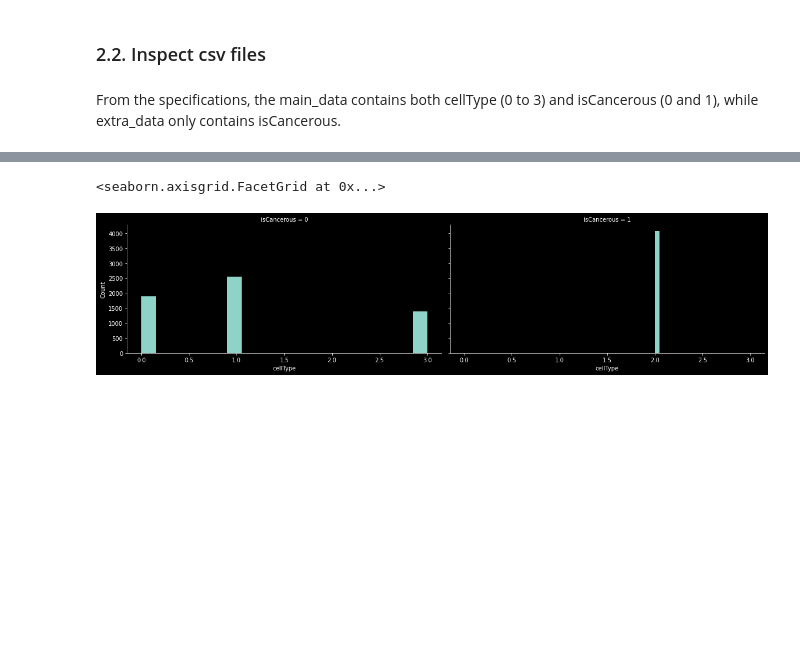
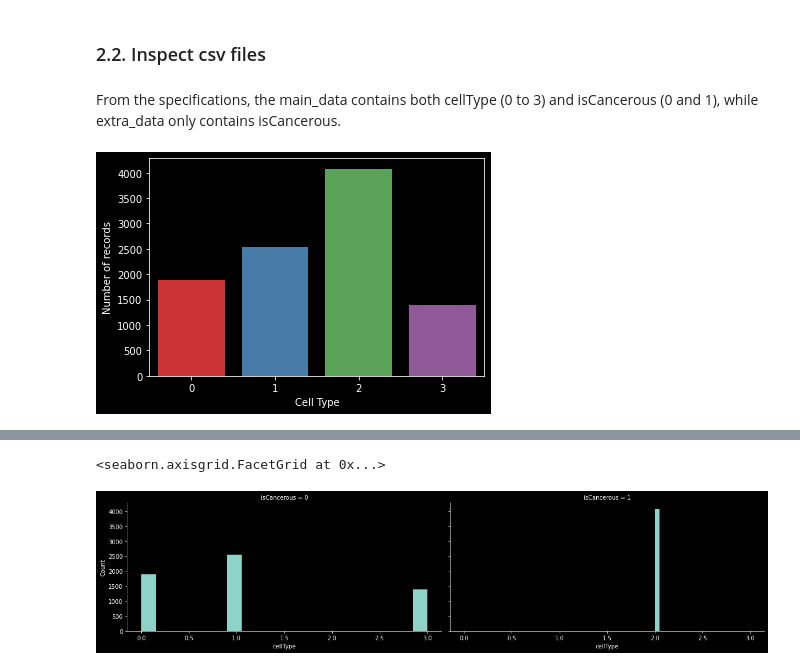
Before and after one commit to pcminh0505/ML, a Jupyter notebook: Asm/ASM2/COSC2753 - Assignment 2 - MK Sapiens.ipynb, the cells around one changed output, grey strips where cells are left out. Cells and saved outputs as stored; diff of their text form; code cells hidden in the pictures; blank space fills up the shorter version.

```diff
--- a/Asm/ASM2/COSC2753 - Assignment 2 - MK Sapiens.ipynb
+++ b/Asm/ASM2/COSC2753 - Assignment 2 - MK Sapiens.ipynb
@@ -81,3 +81,11 @@ extra_data.shape
 ### 2.2. Inspect csv files
 # %% [markdown]
 From the specifications, the main_data contains both cellType (0 to 3) and isCancerous (0 and 1), while extra_data only contains isCancerous.
+# %%
+# Countplot the cell type
+sns.countplot(main_data['cellType'], palette='Set1')
+plt.xlabel('Cell Type')
+plt.ylabel('Number of records')
+plt.show()
+# %% [output]
+[figure, added]
```
Also changed, not shown: parts of 14 cells of this notebook.
